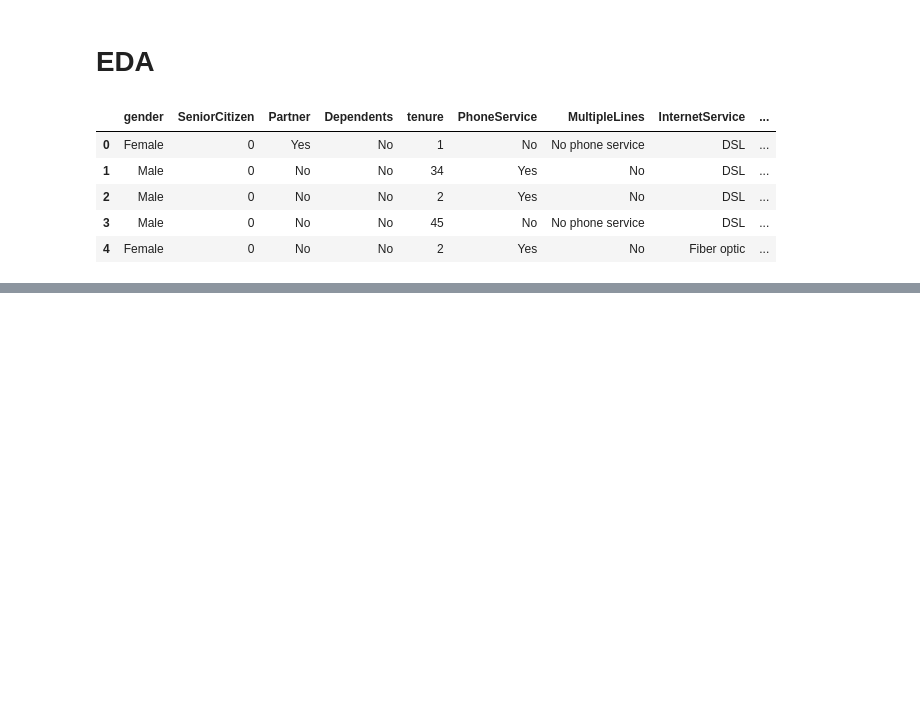
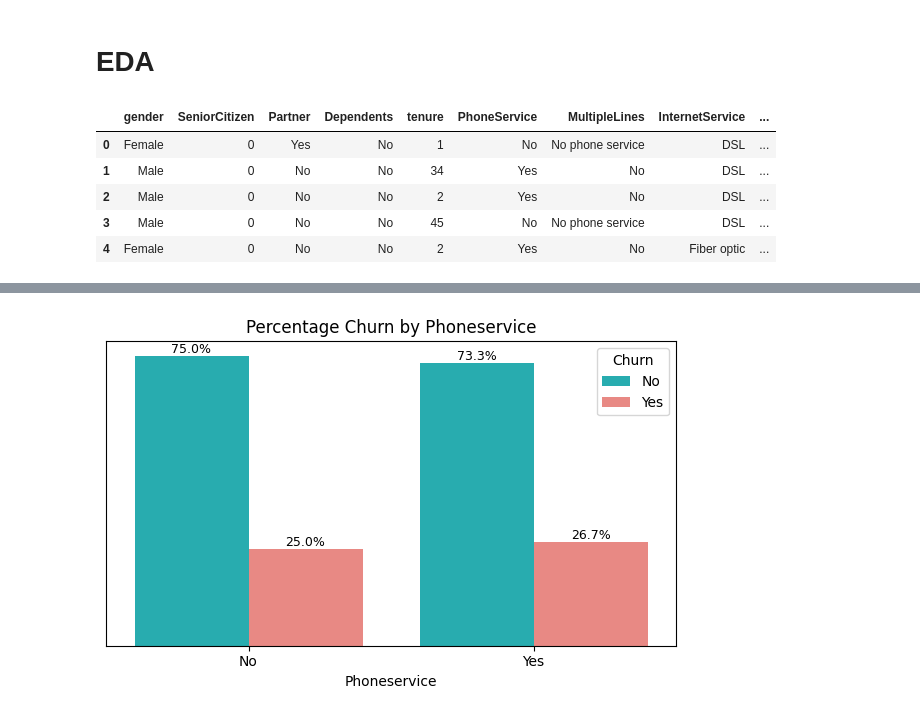
Before and after one commit to NandiniKodali988/SurvivalAnalysis_Churn, a Jupyter notebook: EDA.ipynb, the cells around one changed output, grey strips where cells are left out. Cells and saved outputs as stored; diff of their text form; code cells hidden in the pictures; blank space fills up the shorter version.

```diff
--- a/EDA.ipynb
+++ b/EDA.ipynb
@@ -114,0 +76,4 @@ plt.show()
+# %%
+plot_churn_percentage_by_column(df, column='PhoneService')
+# %% [output]
+[figure, added]
```
Also changed, not shown: parts of 9 cells of this notebook, 7 other files.
